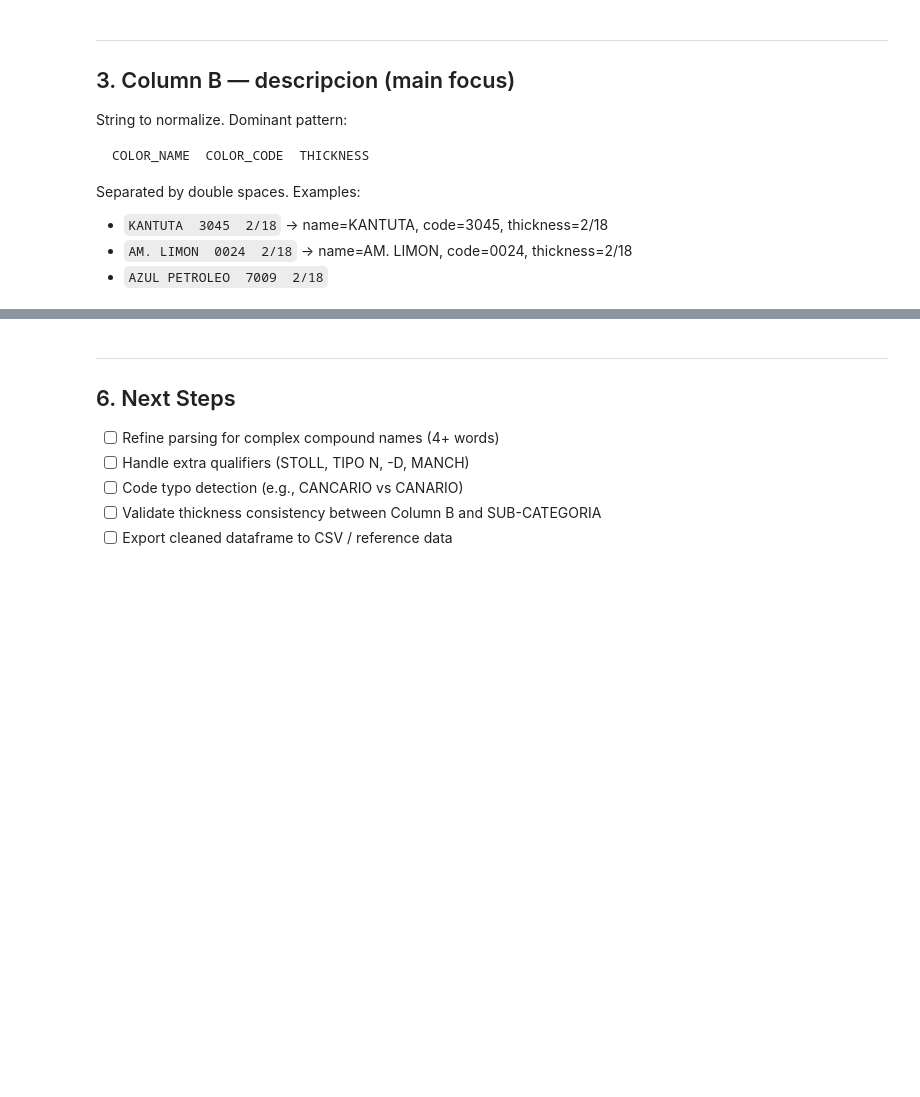
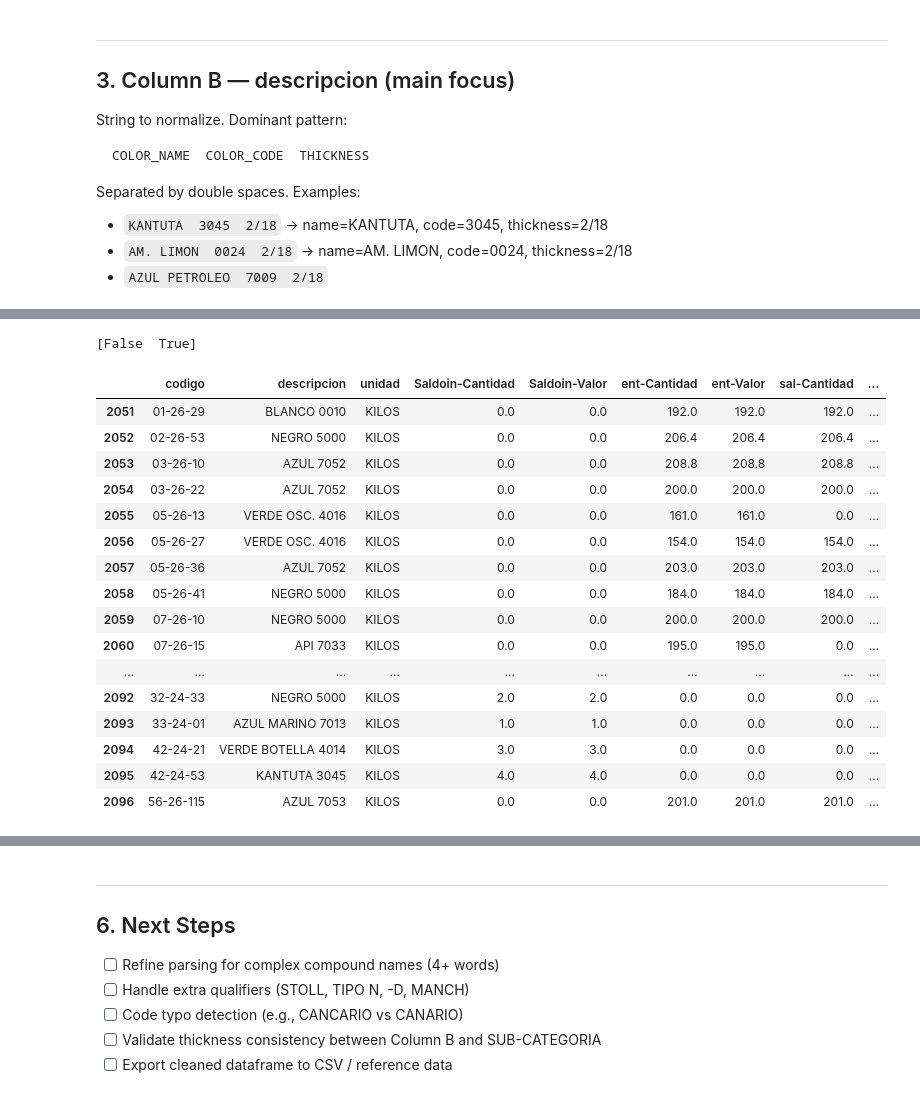
Before and after one commit to luiscm17/yarn-epr, a Jupyter notebook: docs/analysis/warehouse/ovillos-cleaning.ipynb, the cells around one changed output, grey strips where cells are left out. Saved outputs shown, nothing was run; the diff lists cells and outputs as text; code cells hidden in the pictures; blank space fills up the shorter version.

Commit message:
feat(wh): advance ovillos cleaning - parse codigo, extract titulo from SUB-CATEGORIA, handle RECUPERADO/STOLL cases

```diff
--- a/docs/analysis/warehouse/ovillos-cleaning.ipynb
+++ b/docs/analysis/warehouse/ovillos-cleaning.ipynb
@@ -436,0 +380,11 @@ for t in tests:
+# %%
+mask_desc = dframe.apply(lambda row: str(row['SUB-CATEGORIA']) in str(row['descripcion']), axis=1)
+
+dframe['titulo'] = ''
+
+dframe.loc[mask_desc, 'titulo'] = dframe.loc[mask_desc, 'SUB-CATEGORIA']
+dframe.loc[mask_desc, 'descripcion'] = dframe.loc[mask_desc].apply(
+    lambda row: str(row['descripcion']).replace(str(row['SUB-CATEGORIA']), '').strip(), axis=1
+)
+
+print(f"Match: {mask_desc.sum()} | No Match: {(~mask_desc).sum()}")
@@ -436,0 +455,20 @@ for t in tests:
+# %%
+rec_yarn_mask = dframe['titulo'] == 'RECUPERADO'
+
+statmat_found = dframe.loc[rec_yarn_mask, 'descripcion'].str.extract(r'(\d+/\d+)', expand=False)
+
+dframe.loc[rec_yarn_mask & statmat_found.notna(), 'titulo'] = statmat_found
+
+dframe.loc[rec_yarn_mask & statmat_found.notna(), 'descripcion'] = (
+    dframe.loc[rec_yarn_mask & statmat_found.notna(), 'descripcion']
+    .str.replace(r'\s*\d+/\d+\s*', ' ', regex=True)
+    .str.strip()
+)
+
+dframe.loc[rec_yarn_mask, 'descripcion'] = (
+    dframe.loc[rec_yarn_mask, 'descripcion']
+    .str.replace(r'MATERIAL', ' ', regex=True)
+    .str.strip()
+)
+
+dframe.loc[rec_yarn_mask]
@@ -436,0 +519,37 @@ for t in tests:
+# %%
+stoll_yarn_mask = dframe['titulo'] == 'STOLL'
+print(stoll_yarn_mask.unique())
+# %% [output]
+[False  True]
+# %%
+stoll_yarn_mask = dframe['titulo'] == 'STOLL'
+
+stoll_found = dframe.loc[stoll_yarn_mask, 'titulo'].str.extract(r'(STOLL)', expand=False)
+
+dframe.loc[stoll_yarn_mask & stoll_found.notna(), 'tipo'] = stoll_found
+
+dframe.loc[stoll_yarn_mask & stoll_found.notna(), 'titulo'] = (
+    dframe.loc[stoll_yarn_mask & stoll_found.notna(), 'titulo']
+    .str.replace(r'STOLL', ' ', regex=True)
+    .str.strip()
+)
+
+dframe.loc[stoll_yarn_mask]
+# %% [output]
+|  | codigo | descripcion | unidad | Saldoin-Cantidad | Saldoin-Valor | ent-Cantidad | ent-Valor | sal-Cantidad | ... |
+| 2051 | 01-26-29 | BLANCO 0010 | KILOS | 0.0 | 0.0 | 192.0 | 192.0 | 192.0 | ... |
+| 2052 | 02-26-53 | NEGRO 5000 | KILOS | 0.0 | 0.0 | 206.4 | 206.4 | 206.4 | ... |
+| 2053 | 03-26-10 | AZUL 7052 | KILOS | 0.0 | 0.0 | 208.8 | 208.8 | 208.8 | ... |
+| 2054 | 03-26-22 | AZUL 7052 | KILOS | 0.0 | 0.0 | 200.0 | 200.0 | 200.0 | ... |
+| 2055 | 05-26-13 | VERDE OSC. 4016 | KILOS | 0.0 | 0.0 | 161.0 | 161.0 | 0.0 | ... |
+| 2056 | 05-26-27 | VERDE OSC. 4016 | KILOS | 0.0 | 0.0 | 154.0 | 154.0 | 154.0 | ... |
+| 2057 | 05-26-36 | AZUL 7052 | KILOS | 0.0 | 0.0 | 203.0 | 203.0 | 203.0 | ... |
+| 2058 | 05-26-41 | NEGRO 5000 | KILOS | 0.0 | 0.0 | 184.0 | 184.0 | 184.0 | ... |
+| 2059 | 07-26-10 | NEGRO 5000 | KILOS | 0.0 | 0.0 | 200.0 | 200.0 | 200.0 | ... |
+| 2060 | 07-26-15 | API 7033 | KILOS | 0.0 | 0.0 | 195.0 | 195.0 | 0.0 | ... |
+| ... | ... | ... | ... | ... | ... | ... | ... | ... | ... |
+| 2092 | 32-24-33 | NEGRO 5000 | KILOS | 2.0 | 2.0 | 0.0 | 0.0 | 0.0 | ... |
+| 2093 | 33-24-01 | AZUL MARINO 7013 | KILOS | 1.0 | 1.0 | 0.0 | 0.0 | 0.0 | ... |
+| 2094 | 42-24-21 | VERDE BOTELLA 4014 | KILOS | 3.0 | 3.0 | 0.0 | 0.0 | 0.0 | ... |
+| 2095 | 42-24-53 | KANTUTA 3045 | KILOS | 4.0 | 4.0 | 0.0 | 0.0 | 0.0 | ... |
+| 2096 | 56-26-115 | AZUL 7053 | KILOS | 0.0 | 0.0 | 201.0 | 201.0 | 201.0 | ... |
```
Also changed, not shown: parts of 50 cells of this notebook.
